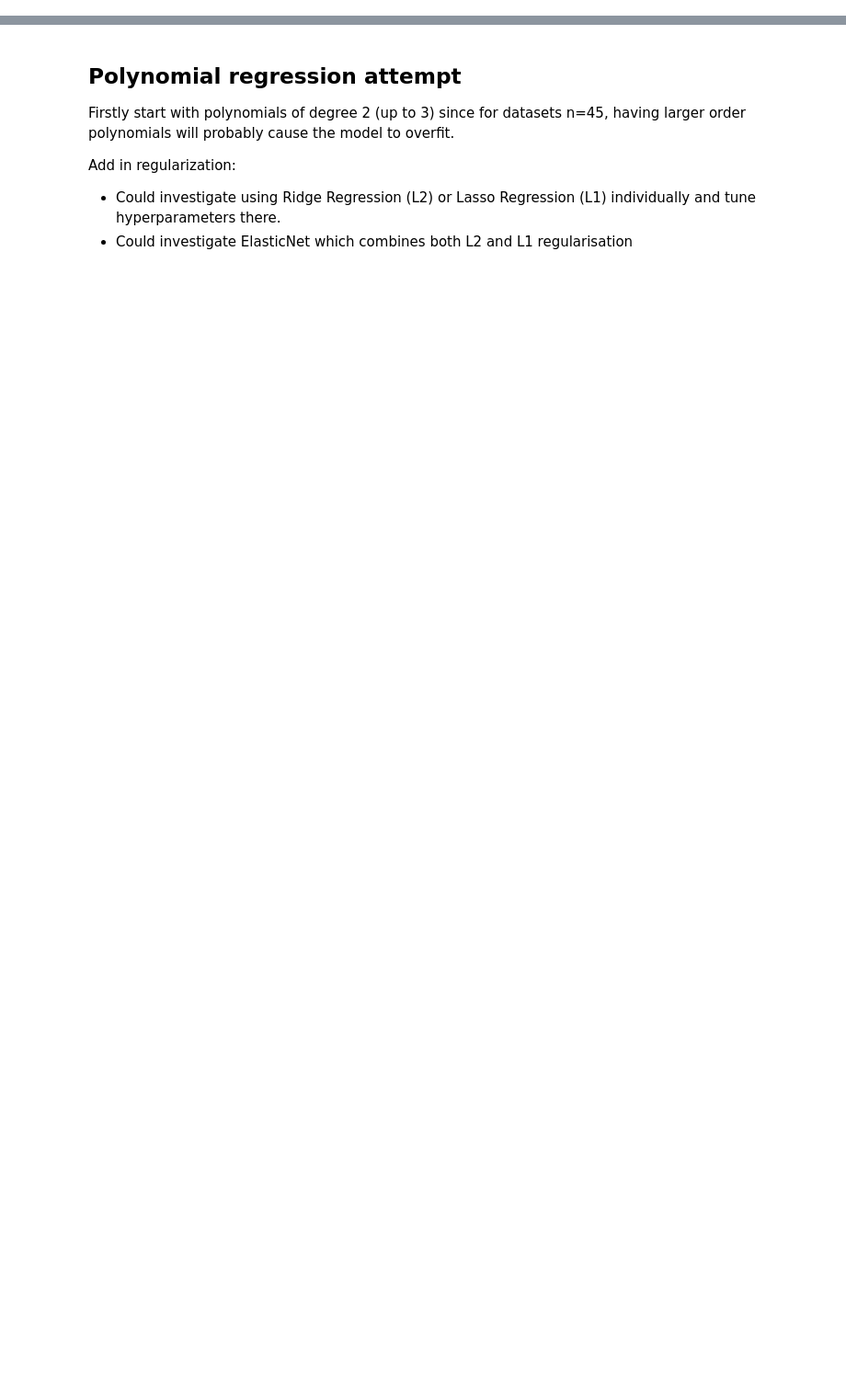
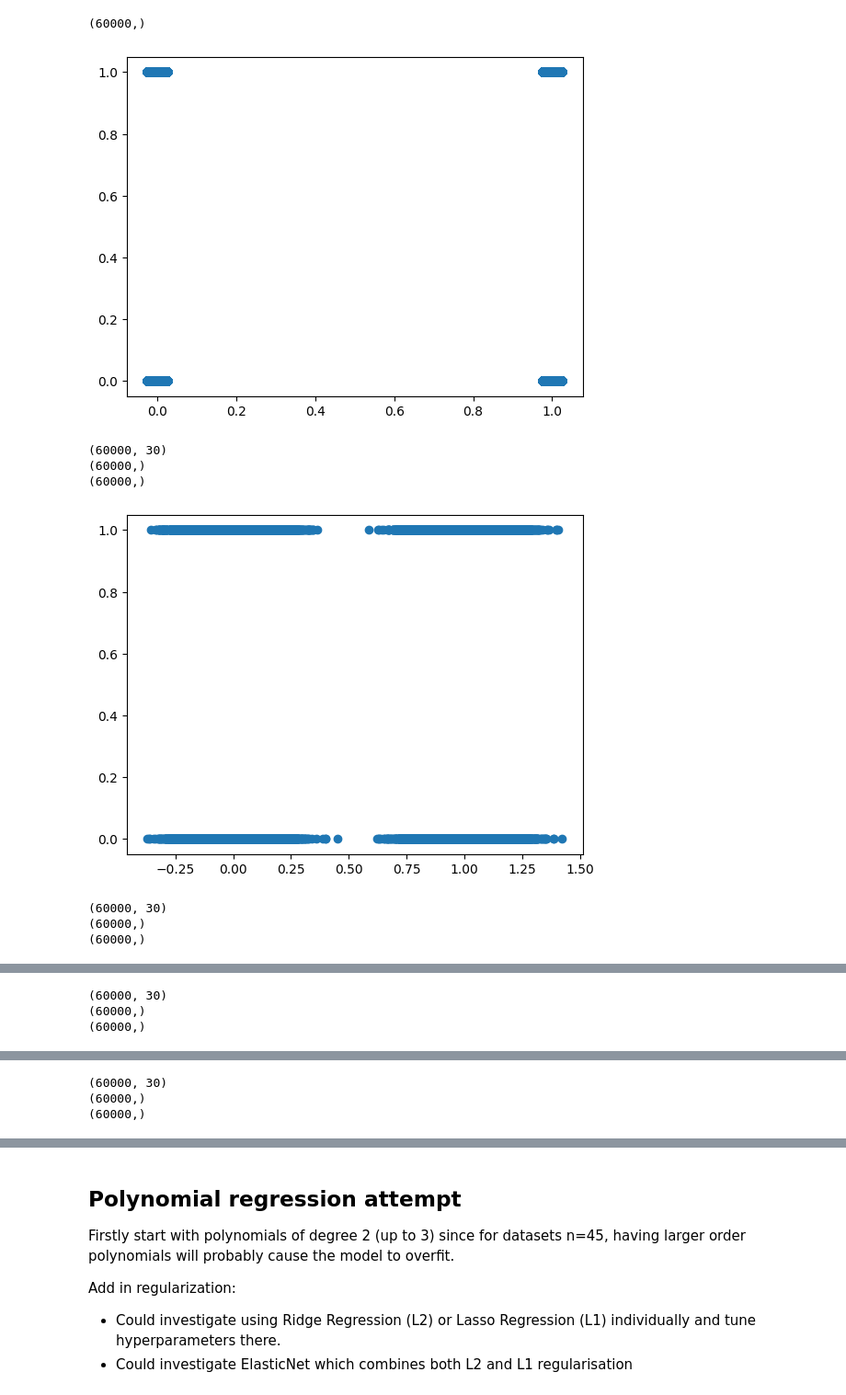
Before and after one commit to KevinGnanaraj/Kryptonite-N, a Jupyter notebook: main.ipynb, the cells around one changed output, grey strips where cells are left out. Shown: that part at 92% size. Saved outputs shown, nothing was run; the diff lists cells and outputs as text; code cells hidden in the pictures; blank space fills up the shorter version.

```diff
--- a/main.ipynb
+++ b/main.ipynb
@@ -31,18 +33,27 @@ import torch
 # %%
 # Data investigation
 def load_data(n_to_load):
     # Possible n's include: 9, 12, 15, 18, 24, 30, 45.
     X = np.load('Datasets/kryptonite-%s-X.npy'%(n_to_load))
     y = np.load('Datasets/kryptonite-%s-y.npy'%(n_to_load))
 
     for n in range(X.shape[1]):
         print(X[:, n].shape)
-        y = np.arange(X.shape[0])
-        plt.scatter(y, X[:, n])
+        plt.scatter(X[:, n], y)
         plt.show()
         print(X.shape)
         print(y.shape)
 
     return X, y
 
-load_data(9)
+load_data(30)
+# %% [output]
+(60000,)
+[figure, added]
+(60000, 30)
+(60000,)
+(60000,)
+[figure, added]
+(60000, 30)
+(60000,)
+(60000,)
@@ -48,0 +61,3 @@ load_data(9)
+(60000, 30)
+(60000,)
+(60000,)
@@ -48,0 +65,3 @@ load_data(9)
+(60000, 30)
+(60000,)
+(60000,)
```
Also changed, not shown: parts of 2 cells of this notebook.
